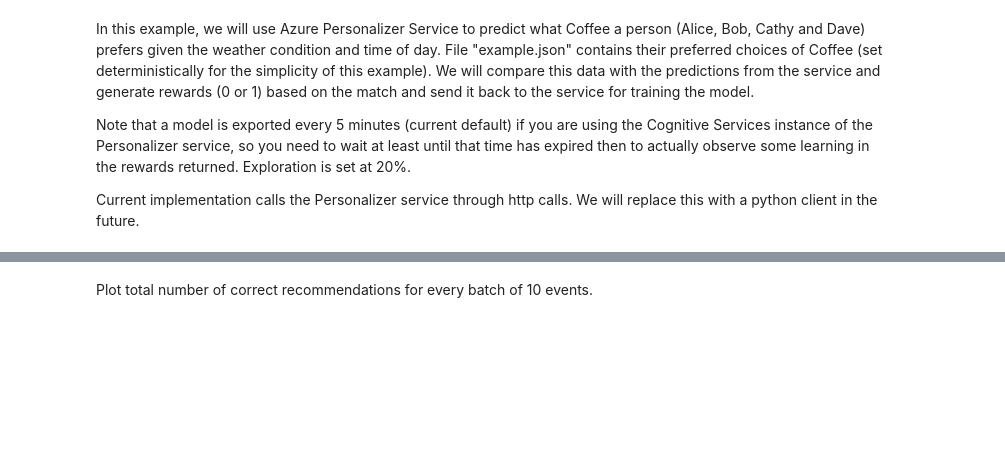
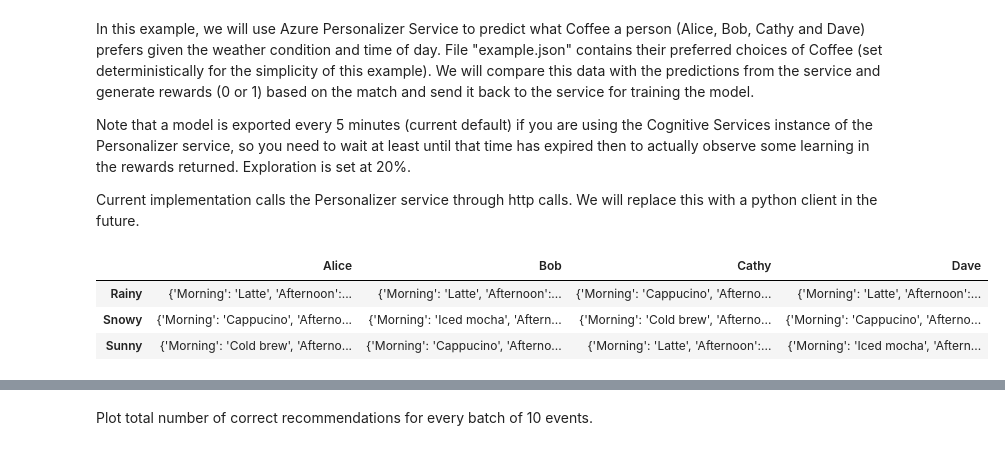
Before and after one commit to microsoft/ICSE2019, a Jupyter notebook: Rlearning/azure_personalizer/Personalization.ipynb, the cells around one changed output, grey strips where cells are left out. Saved outputs shown, nothing was run; the diff lists cells and outputs as text; code cells hidden in the pictures; blank space fills up the shorter version.

```diff
--- a/Rlearning/azure_personalizer/Personalization.ipynb
+++ b/Rlearning/azure_personalizer/Personalization.ipynb
@@ -42,3 +44,10 @@ with open(requestpath) as handle:
 
 with open(actionfeaturespath) as handle:
     actionfeaturesobj = json.loads(handle.read())
+# %%
+DataFrame(userpref)
+# %% [output]
+|  | Alice | Bob | Cathy | Dave |
+| Rainy | {'Morning': 'Latte', 'Afternoon':... | {'Morning': 'Latte', 'Afternoon':... | {'Morning': 'Cappucino', 'Afterno... | {'Morning': 'Latte', 'Afternoon':... |
+| Snowy | {'Morning': 'Cappucino', 'Afterno... | {'Morning': 'Iced mocha', 'Aftern... | {'Morning': 'Cold brew', 'Afterno... | {'Morning': 'Cappucino', 'Afterno... |
+| Sunny | {'Morning': 'Cold brew', 'Afterno... | {'Morning': 'Cappucino', 'Afterno... | {'Morning': 'Latte', 'Afternoon':... | {'Morning': 'Iced mocha', 'Aftern... |
```
Also changed, not shown: parts of 14 cells of this notebook, 1 other file.
